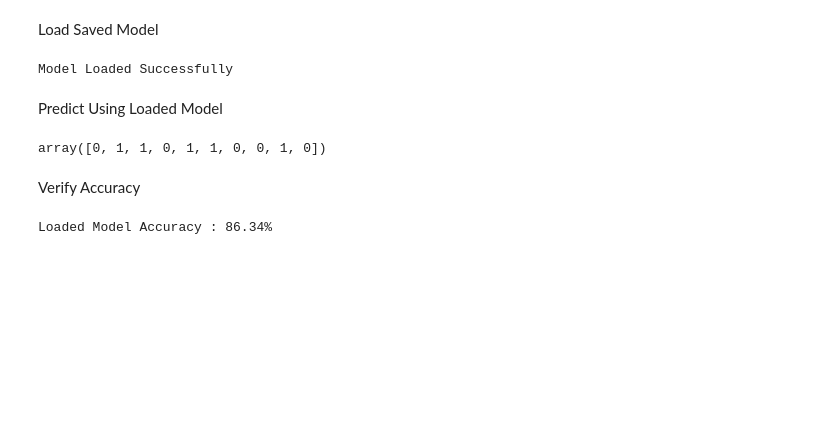
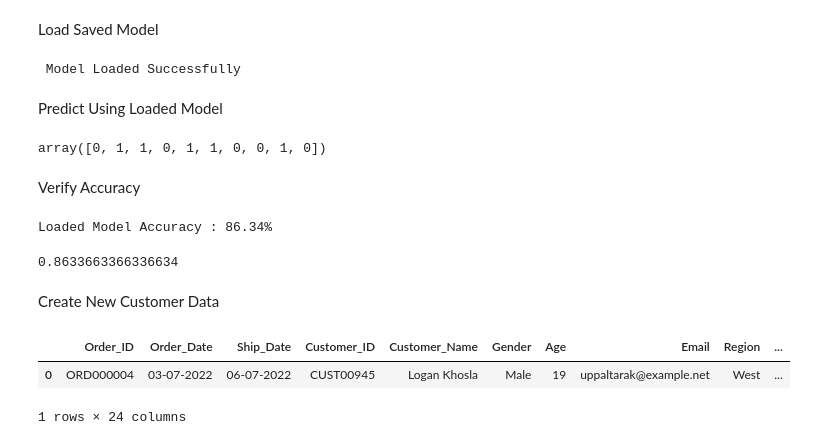
Before and after one commit to Shubhamspc90/AI_ML, a Jupyter notebook: python/data_science_library/projects/Sales_ML_Project.ipynb, the cells around one changed output. Cells and saved outputs as stored; diff of their text form; code cells hidden in the pictures; blank space fills up the shorter version.

```diff
--- a/python/data_science_library/projects/Sales_ML_Project.ipynb
+++ b/python/data_science_library/projects/Sales_ML_Project.ipynb
@@ -1206,6 +1206,10 @@ loaded_accuracy = accuracy_score(
 print(f"Loaded Model Accuracy : {loaded_accuracy:.2%}")
 # %% [output]
 Loaded Model Accuracy : 86.34%
+# %%
+print(loaded_accuracy)
+# %% [output]
+0.8633663366336634
 # %%
 # # Why Save the Model?
 
@@ -1238,0 +1255,10 @@ Loaded Model Accuracy : 86.34%
+# %% [markdown]
+Create New Customer Data
+# %%
+new_customer = X.iloc[[0]].copy()
+
+new_customer
+# %% [output]
+|  | Order_ID | Order_Date | Ship_Date | Customer_ID | Customer_Name | Gender | Age | Email | Region | ... |
+| 0 | ORD000004 | 03-07-2022 | 06-07-2022 | CUST00945 | Logan Khosla | Male | 19 | uppaltarak@example.net | West | ... |
+1 rows × 24 columns
```
Also changed, not shown: parts of 9 cells of this notebook.
